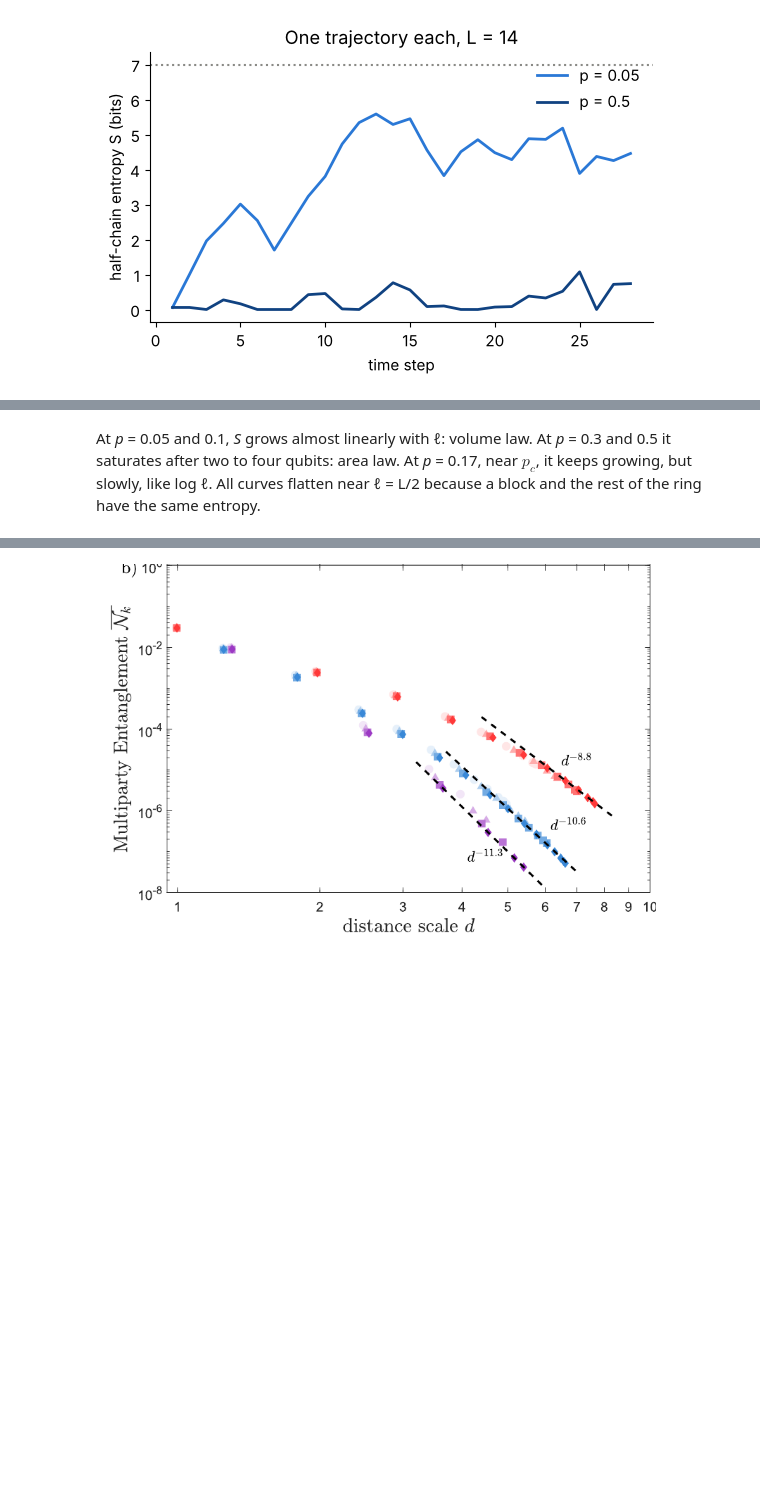
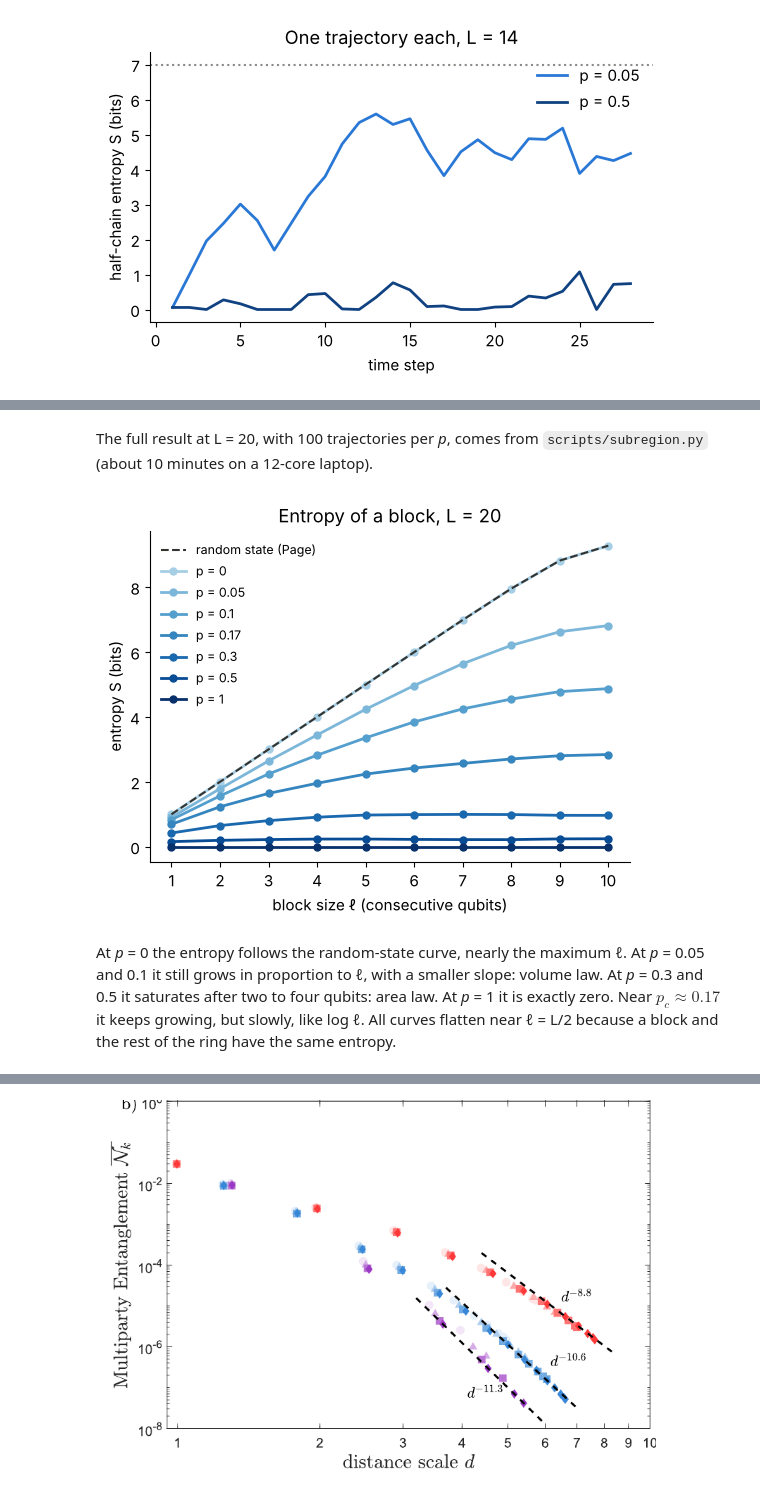
Before and after one commit to liukeLyu/mipt-sim, a Jupyter notebook: examples/mipt_tour.ipynb, the cells around one changed output, grey strips where cells are left out. Saved outputs shown, nothing was run; the diff lists cells and outputs as text; code cells hidden in the pictures; blank space fills up the shorter version.

```diff
--- a/examples/mipt_tour.ipynb
+++ b/examples/mipt_tour.ipynb
@@ -134,3 +114,12 @@ ax.legend(frameon=False, fontsize=9);
+# %% [markdown]
+The full result at L = 20, with 100 trajectories per *p*, comes from `scripts/subregion.py` (about 10 minutes on a 12-core laptop).
+# %%
+with open("../results/subregion_L20.json") as f:
+    sub = json.load(f)
+fig, ax = plt.subplots(figsize=(6.2, 4.3))
+plot_entropy(sub["ell"], sub["p"], sub["mean"], sub["L"], ax)
+# %% [output]
+[figure, added]
 # %% [markdown]
-At *p* = 0.05 and 0.1, *S* grows almost linearly with ℓ: volume law. At *p* = 0.3 and 0.5 it saturates after two to four qubits: area law. At *p* = 0.17, near $p_c$, it keeps growing, but slowly, like log ℓ. All curves flatten near ℓ = L/2 because a block and the rest of the ring have the same entropy.
+At *p* = 0 the entropy follows the random-state curve, nearly the maximum ℓ. At *p* = 0.05 and 0.1 it still grows in proportion to ℓ, with a smaller slope: volume law. At *p* = 0.3 and 0.5 it saturates after two to four qubits: area law. At *p* = 1 it is exactly zero. Near $p_c \approx 0.17$ it keeps growing, but slowly, like log ℓ. All curves flatten near ℓ = L/2 because a block and the rest of the ring have the same entropy.
 # %% [markdown]
```
Also changed, not shown: parts of 18 cells of this notebook.
